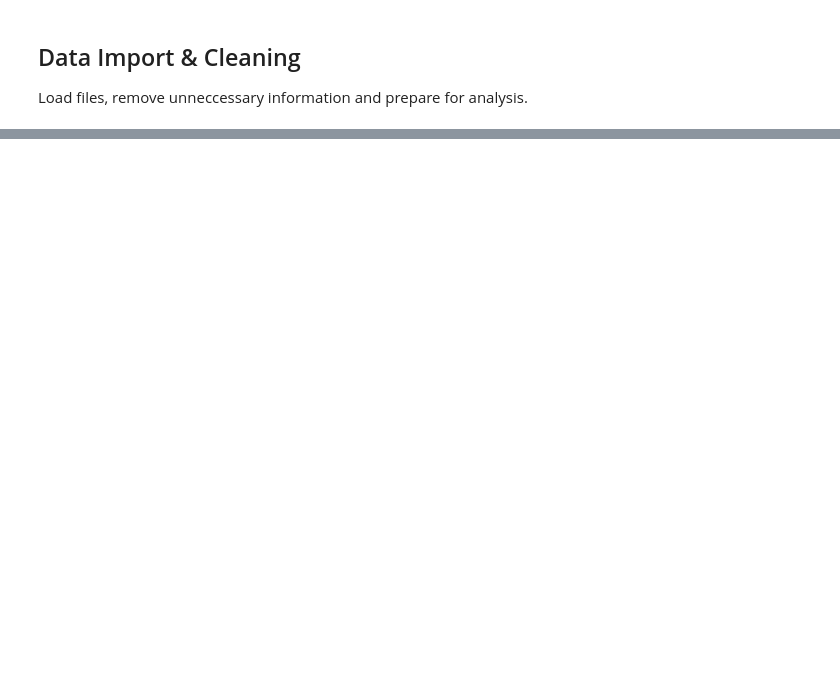
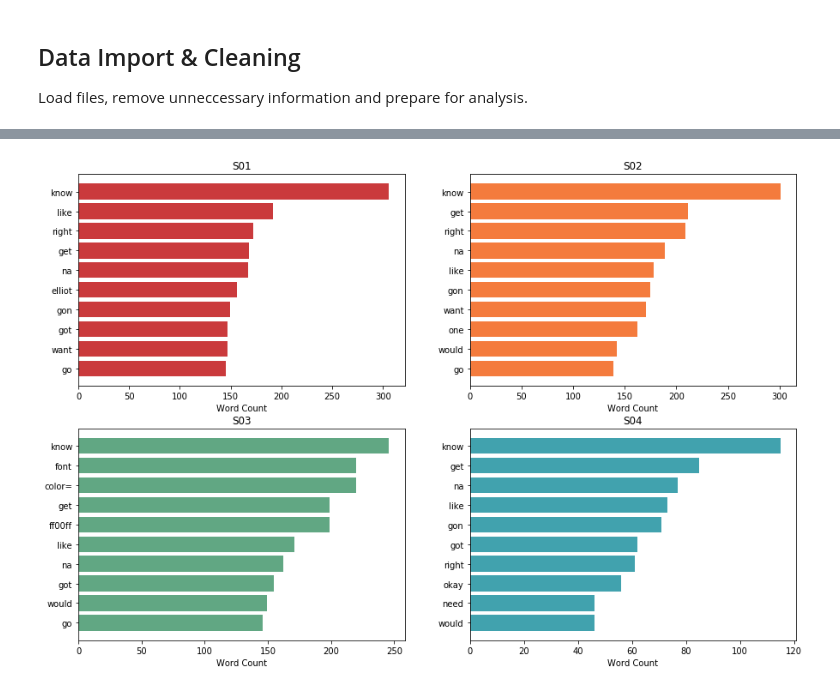
Before and after one commit to ttsteiger/mrrobot-sentiment-analysis, a Jupyter notebook: mrrobot-sentiment-analysis.ipynb, the cells around one changed output, grey strips where cells are left out. Saved outputs shown, nothing was run; the diff lists cells and outputs as text; code cells hidden in the pictures; blank space fills up the shorter version.

```diff
--- a/mrrobot-sentiment-analysis.ipynb
+++ b/mrrobot-sentiment-analysis.ipynb
@@ -171,10 +172,19 @@ plt.show()
 # %%
-# plot frequency distributions for cleaned word lists
-fig, axs = plt.subplots(2, 5, figsize=(15,10))
+# plot frequency distributions for cleaned word lists for each season
+fig, axs = plt.subplots(2, 2, figsize=(15,10))
 axs = [ax for sublist in axs for ax in sublist]
 
-for i, (ix, row) in enumerate(df.iterrows()):
-    counts = Counter(row['word_tokens_clean']).most_common(10)
-    axs[i].plot([x[0] for x in counts], [x[1] for x in counts])
+# aggregate cleaned words for all seasons
+season_word_tokens_clean = df.groupby('season')['word_tokens_clean'].sum()
+
+for i, row in enumerate(season_word_tokens_clean):
+    counts = Counter(row).most_common(10)
+
+    axs[i].barh([x[0] for x in counts], [x[1] for x in counts], color=colors[i])
+    axs[i].set_title('S0' + str((i + 1)))
+    axs[i].set_xlabel('Word Count')
+    axs[i].invert_yaxis()
 
 plt.show()
+# %% [output]
+[figure, added]
```
Also changed, not shown: parts of 13 cells of this notebook, 27 other files.
